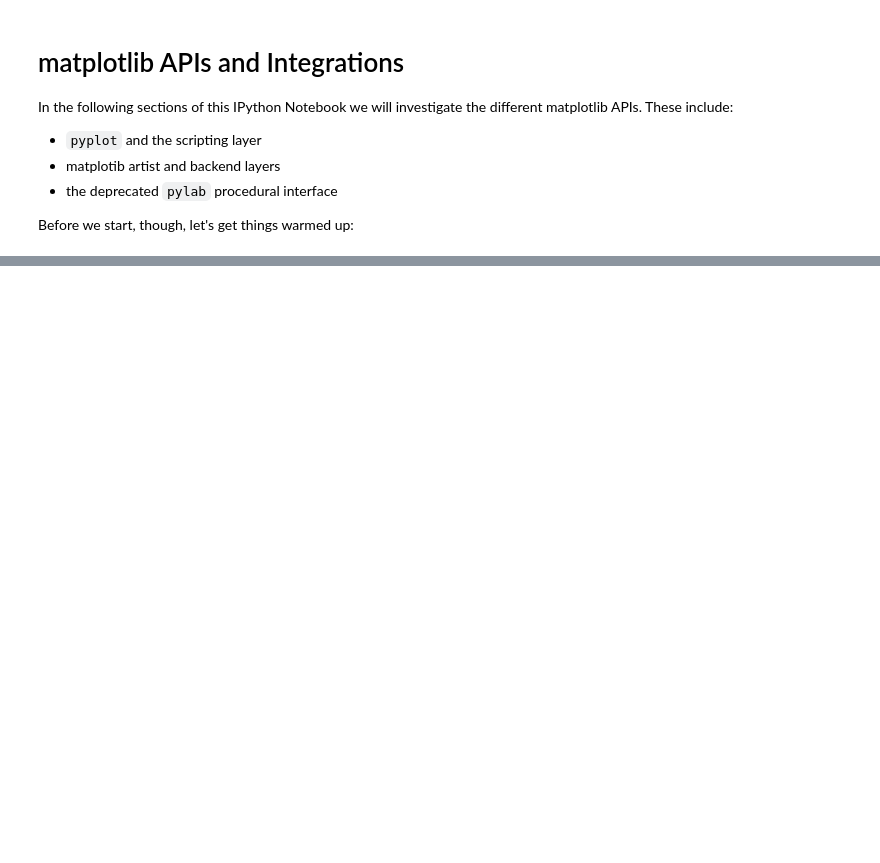
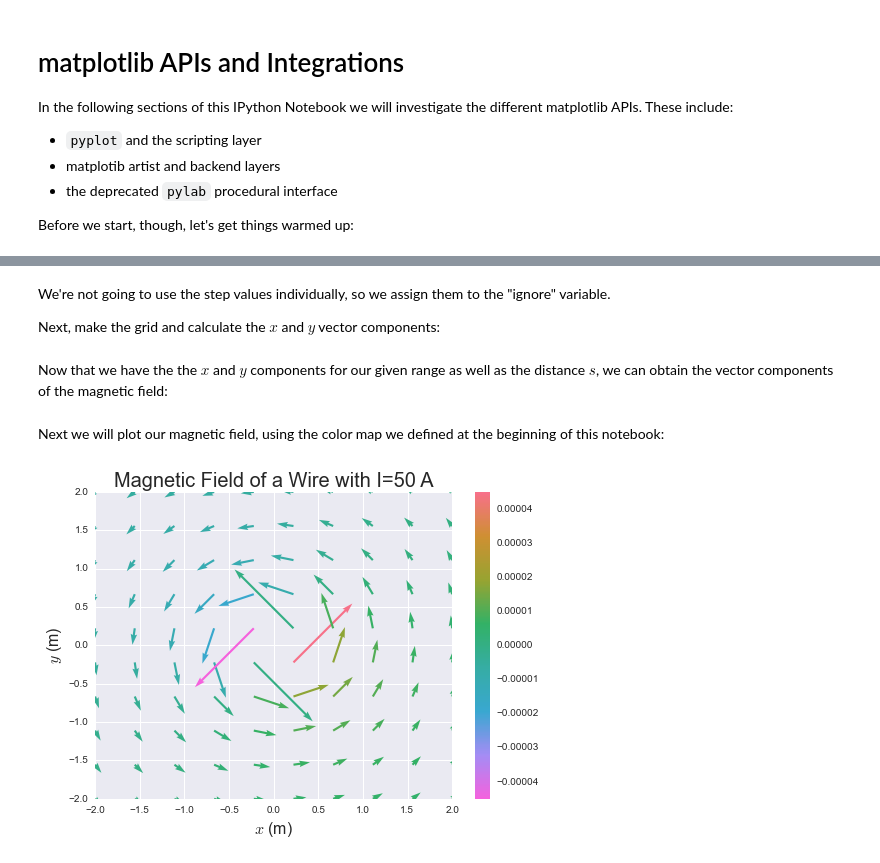
Before and after one commit to thorgisl/em-sample-notebook, a Jupyter notebook: notebooks/mmpl-apis.ipynb, the cells around one changed output, grey strips where cells are left out. Cells and saved outputs as stored; diff of their text form; code cells hidden in the pictures; blank space fills up the shorter version.

```diff
--- a/notebooks/mmpl-apis.ipynb
+++ b/notebooks/mmpl-apis.ipynb
@@ -34,0 +174,35 @@ As such, let take for our example the following problem:
+# %%
+from matplotlib.pylab import *
+
+m = 2.0e-7
+I = 50
+(xmin, xmax, _) = xrange = (-2.0, 2.0, 10)
+(ymin, ymax, _) = yrange = (-2.0, 2.0, 10)
+ranges = [xmin, xmax, ymin, ymax]
+# %% [markdown]
+We're not going to use the step values individually, so we assign them to the "ignore" variable.
+
+Next, make the grid and calculate the $x$ and $y$ vector components:
+# %%
+xs = linspace(*xrange)
+ys = linspace(*yrange)
+x, y = meshgrid(xs, ys)
+s2 = (x ** 2) + (y ** 2)
+# %% [markdown]
+Now that we have the the $x$ and $y$ components for our given range as well as the distance $s$, we can obtain the vector components of the magnetic field:
+# %%
+Bx = m * I * (- y / s2)
+By = m * I * (x / s2)
+B = Bx + By
+# %% [markdown]
+Next we will plot our magnetic field, using the color map we defined at the beginning of this notebook:
+# %%
+quiver(x, y, Bx, By, B, units='xy', cmap=cmap)
+axis(ranges, aspect=1)
+title('Magnetic Field of a Wire with I=50 A', fontsize=20)
+xlabel('$x$ (m)', fontsize=16)
+ylabel('$y$ (m)', fontsize=16)
+colorbar(orientation='vertical')
+show()
+# %% [output]
+[figure, added]
```
Also changed, not shown: parts of 62 cells of this notebook.
